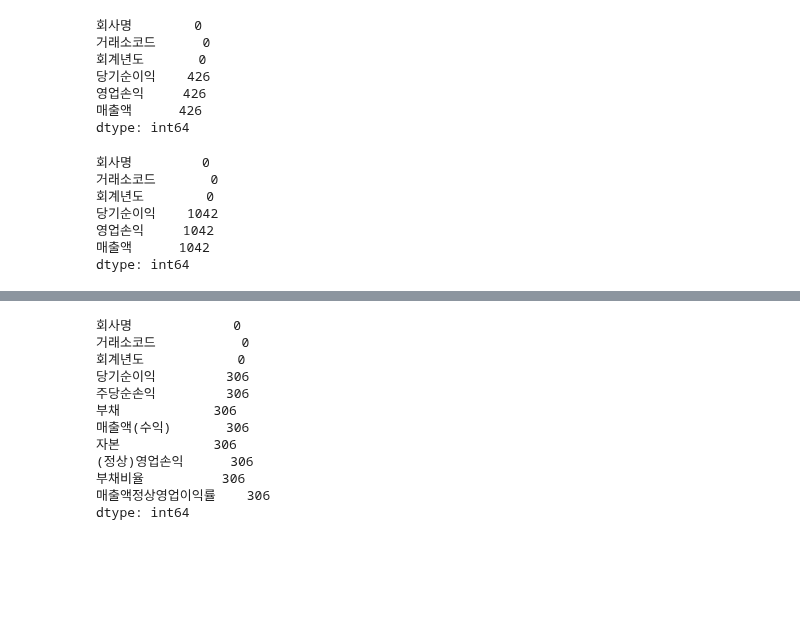
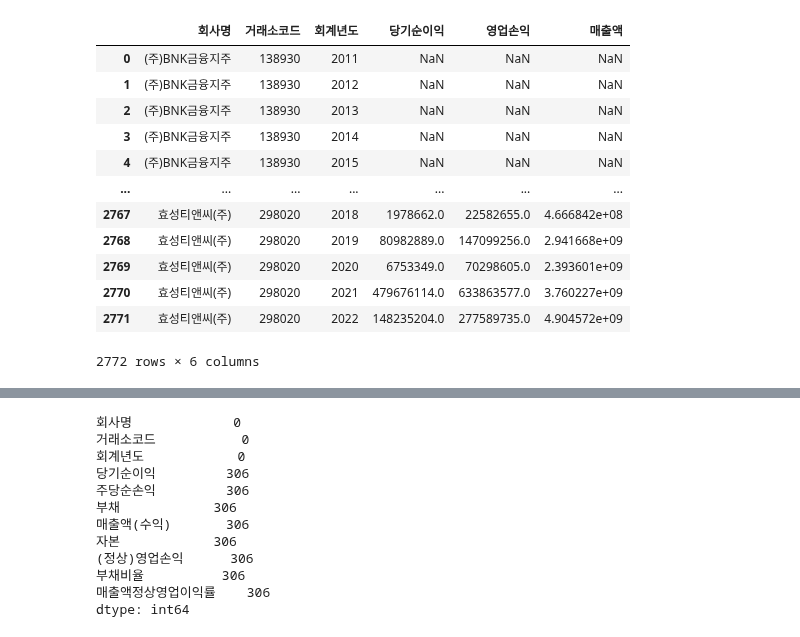
Before and after one commit to seohyungro/Python, a Jupyter notebook: 프로젝트1/jd.ipynb, the cells around one changed output, grey strips where cells are left out. Saved outputs shown, nothing was run; the diff lists cells and outputs as text; code cells hidden in the pictures; blank space fills up the shorter version.

```diff
--- a/프로젝트1/jd.ipynb
+++ b/프로젝트1/jd.ipynb
@@ -32,25 +32,24 @@ kospi2i = kospi_2i.fillna(kospi_2i_)
 kospi2g = kospi_2g.fillna(kospi_2g_)
 kospi4i = kospi_4i.fillna(kospi_4i_)
 kospi4g = kospi_4g.fillna(kospi_4g_)
-kospi2 = kospi_2i.fillna(kospi_2g)
-kospi4 = kospi_4i.fillna(kospi_4g)
+kospi2 = kospi2i.fillna(kospi2g)
+kospi4 = kospi4i.fillna(kospi4g)
-# %%
-kospi2i.isnull().sum()
-# %% [output]
-회사명        0
-거래소코드      0
-회계년도       0
-당기순이익    426
-영업손익     426
-매출액      426
-dtype: int64
+# %%
+kospi2['회계년도'] = kospi2['회계년도'].str.replace('/06', '')
+kospi4['회계년도'] = kospi4['회계년도'].str.replace('/12', '')
 # %%
-kospi2.isnull().sum()
+kospi2
 # %% [output]
+|  | 회사명 | 거래소코드 | 회계년도 | 당기순이익 | 영업손익 | 매출액 |
+| 0 | (주)BNK금융지주 | 138930 | 2011 | NaN | NaN | NaN |
+| 1 | (주)BNK금융지주 | 138930 | 2012 | NaN | NaN | NaN |
+| 2 | (주)BNK금융지주 | 138930 | 2013 | NaN | NaN | NaN |
+| 3 | (주)BNK금융지주 | 138930 | 2014 | NaN | NaN | NaN |
+| 4 | (주)BNK금융지주 | 138930 | 2015 | NaN | NaN | NaN |
+| ... | ... | ... | ... | ... | ... | ... |
+| 2767 | 효성티앤씨(주) | 298020 | 2018 | 1978662.0 | 22582655.0 | 4.666842e+08 |
+| 2768 | 효성티앤씨(주) | 298020 | 2019 | 80982889.0 | 147099256.0 | 2.941668e+09 |
+| 2769 | 효성티앤씨(주) | 298020 | 2020 | 6753349.0 | 70298605.0 | 2.393601e+09 |
+| 2770 | 효성티앤씨(주) | 298020 | 2021 | 479676114.0 | 633863577.0 | 3.760227e+09 |
+| 2771 | 효성티앤씨(주) | 298020 | 2022 | 148235204.0 | 277589735.0 | 4.904572e+09 |
-회사명         0
-거래소코드       0
-회계년도        0
-당기순이익    1042
-영업손익     1042
-매출액      1042
-dtype: int64
+2772 rows × 6 columns
```
Also changed, not shown: parts of 5 cells of this notebook, 1 other file.
